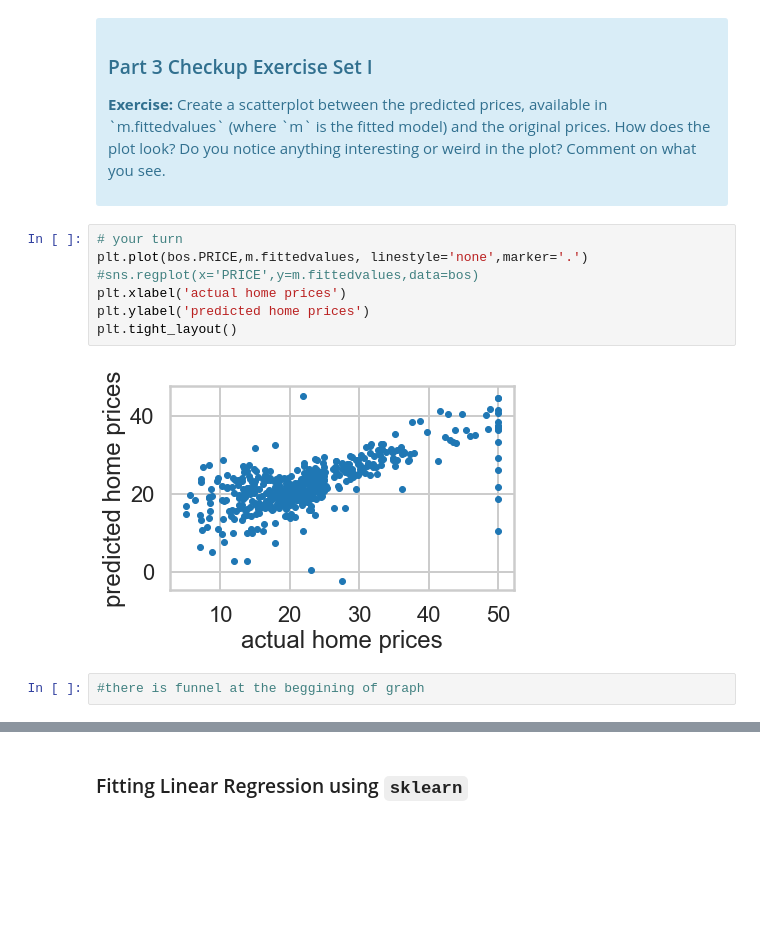
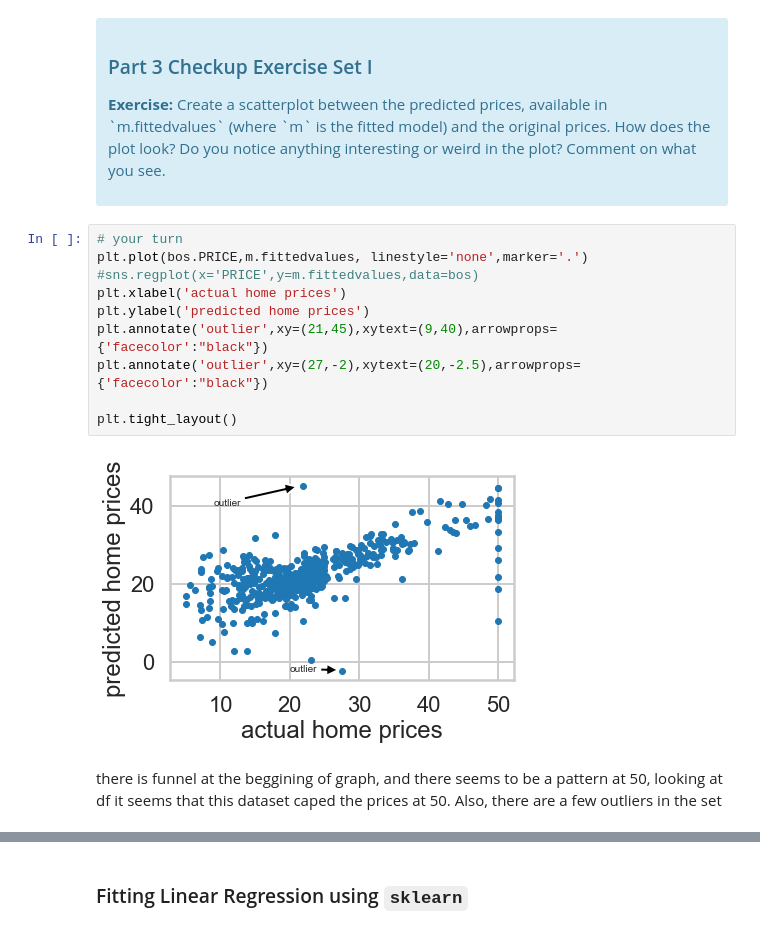
Before and after one commit to rime11/springboard, a Jupyter notebook: Boston_Housing_case_study/Mini_Project_Linear_Regression.ipynb, the cells around one changed output, grey strips where cells are left out. Cells and saved outputs as stored; diff of their text form; blank space fills up the shorter version.

```diff
--- a/Boston_Housing_case_study/Mini_Project_Linear_Regression.ipynb
+++ b/Boston_Housing_case_study/Mini_Project_Linear_Regression.ipynb
@@ -527,11 +556,14 @@ dtype: float64
 # %%
 # your turn
 plt.plot(bos.PRICE,m.fittedvalues, linestyle='none',marker='.')
 #sns.regplot(x='PRICE',y=m.fittedvalues,data=bos)
 plt.xlabel('actual home prices')
 plt.ylabel('predicted home prices')
+plt.annotate('outlier',xy=(21,45),xytext=(9,40),arrowprops={'facecolor':"black"})
+plt.annotate('outlier',xy=(27,-2),xytext=(20,-2.5),arrowprops={'facecolor':"black"})
+
 plt.tight_layout()
 # %% [output]
-[figure, old version]
+[figure, new version]
-# %%
-#there is funnel at the beggining of graph
+# %% [markdown]
+there is funnel at the beggining of graph, and there seems to be a pattern at 50, looking at df it seems that this dataset caped the prices at 50. Also, there are a few outliers in the set
```
Also changed, not shown: parts of 46 cells of this notebook.
